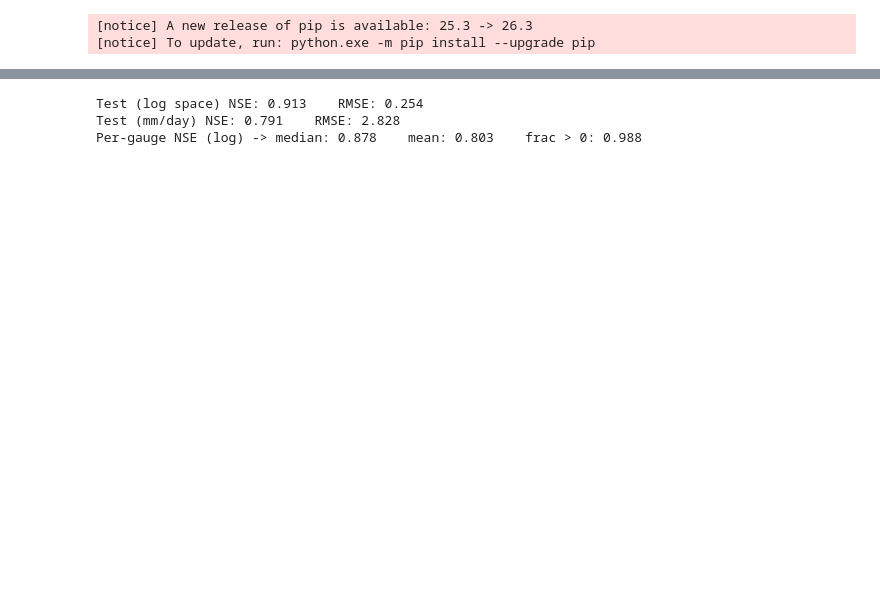
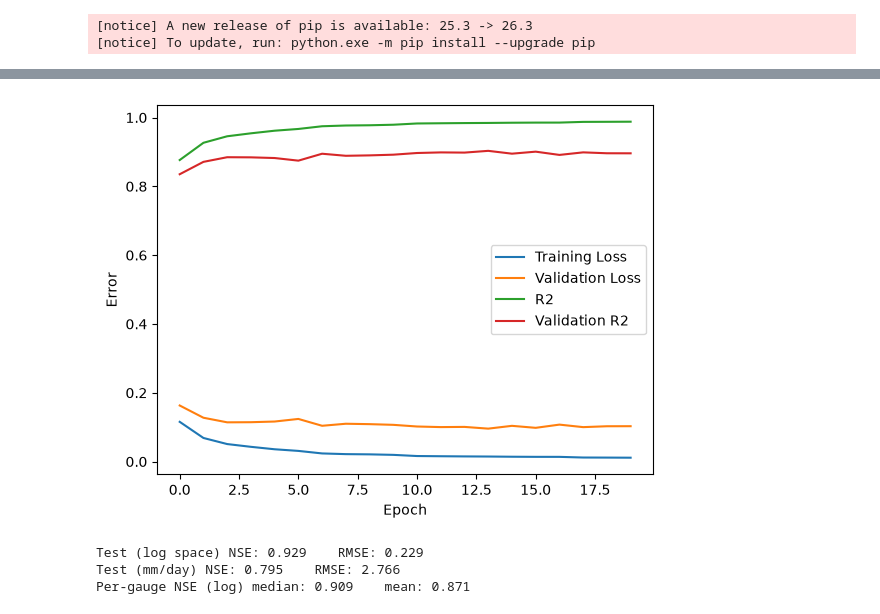
Before and after one commit to Dartmouth-ML-Team-3/streamflow-prediction, a Jupyter notebook: lstm_model/lstm.ipynb, the cells around one changed output, grey strips where cells are left out. Saved outputs shown, nothing was run; the diff lists cells and outputs as text; code cells hidden in the pictures; blank space fills up the shorter version.

Commit message:
Trained, evaluated, and saved LSTM models and history.

```diff
--- a/lstm_model/lstm.ipynb
+++ b/lstm_model/lstm.ipynb
@@ -39,11 +39,13 @@ input_columns = ['prcp_z', 'tmax_z', 'srad_z','vp_z', 'dayl_z', 'drainage_area_k
 target_column = 'log_runoff'
 # %%
 #Format data for input to LSTM
-sequence_length = 365
+sequence_length = 180
 batch_size = 256
 epochs = 50
 shuffle_buffer = 10_000
 learning_rate = 1e-3
+#alpha = 1.5 #How much extra weight do peaks get
+#threshold = 1.0 #Target threshold
 
 tf.keras.utils.set_random_seed(16)
 
@@ -94,7 +96,7 @@ def make_dataset(df, shuffle):
     )
     if shuffle:
         dataset = dataset.shuffle(shuffle_buffer)
-    dataset = dataset.map(lambda x, y: (tf.ensure_shape(x, (sequence_length, len(input_columns))), y))
+    dataset = dataset.map(lambda x, y: (tf.ensure_shape(x, (sequence_length, len(input_columns))), y))#, 1.0 + alpha * tf.nn.relu(y-threshold)))
     return dataset.batch(batch_size).prefetch(tf.data.AUTOTUNE)
 
 
@@ -115,8 +116,10 @@ print(validation_dataset)
 model = keras.Sequential(
     [
         layers.Input(shape=(sequence_length, len(input_columns))),
-        layers.LSTM(64),
-        layers.Dropout(0.2),
+        layers.LSTM(256, return_sequences=True),
+        layers.Dropout(0.3),
+        layers.LSTM(256),
+        layers.Dropout(0.3),
         layers.Dense(32, activation="relu"),
         layers.Dense(1)
     ]
@@ -129,7 +132,7 @@ callbacks = [
 # %%
 #Compile LSTM
 model.compile(
-    optimizer=keras.optimizers.Adam(learning_rate=learning_rate),
+    optimizer=keras.optimizers.AdamW(learning_rate=learning_rate),
     loss="mse",
     metrics=[keras.metrics.R2Score(name="r2")]
 )
@@ -187,3 +190,16 @@ pd.DataFrame(history.history).to_csv("history.csv", index_label="epoch")
+# %%
+import matplotlib.pyplot as plt
+
+plt.plot(history.history['loss'], label='Training Loss')
+plt.plot(history.history['val_loss'], label='Validation Loss')
+plt.plot(history.history['r2'], label='R2')
+plt.plot(history.history['val_r2'], label='Validation R2')
+plt.xlabel("Epoch")
+plt.ylabel("Error")
+plt.legend()
+plt.show()
+# %% [output]
+[figure, added]
 # %%
 #Test model
 
@@ -224,6 +240,6 @@ per_gauge_results = pd.Series(per_gauge)
 
 print(f"Per-gauge NSE (log) median: {per_gauge_results.median():.3f}    mean: {per_gauge_results.mean():.3f}")
 # %% [output]
-Test (log space) NSE: 0.913    RMSE: 0.254
-Test (mm/day) NSE: 0.791    RMSE: 2.828
-Per-gauge NSE (log) -> median: 0.878    mean: 0.803    frac > 0: 0.988
+Test (log space) NSE: 0.929    RMSE: 0.229
+Test (mm/day) NSE: 0.795    RMSE: 2.766
+Per-gauge NSE (log) median: 0.909    mean: 0.871
```
Also changed, not shown: parts of 6 cells of this notebook, 4 other files.
